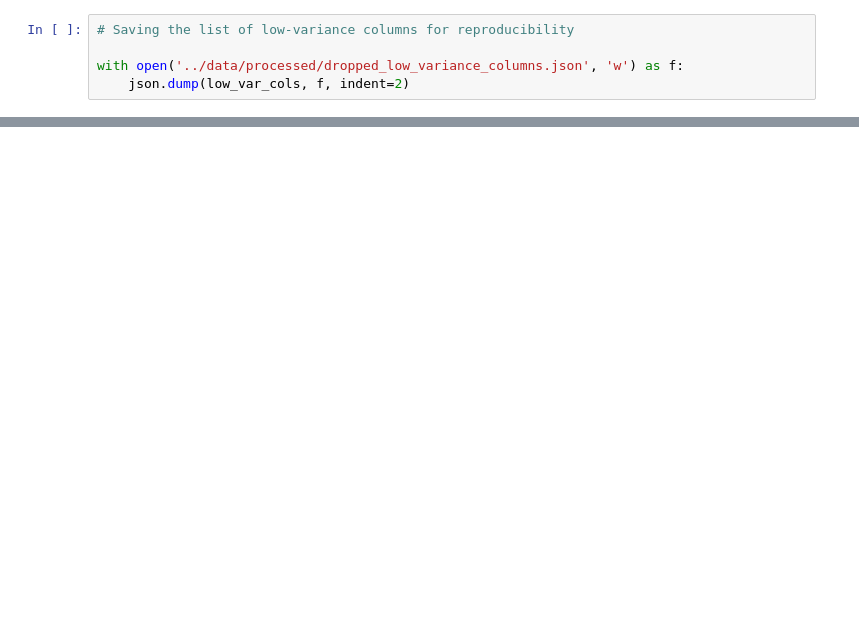
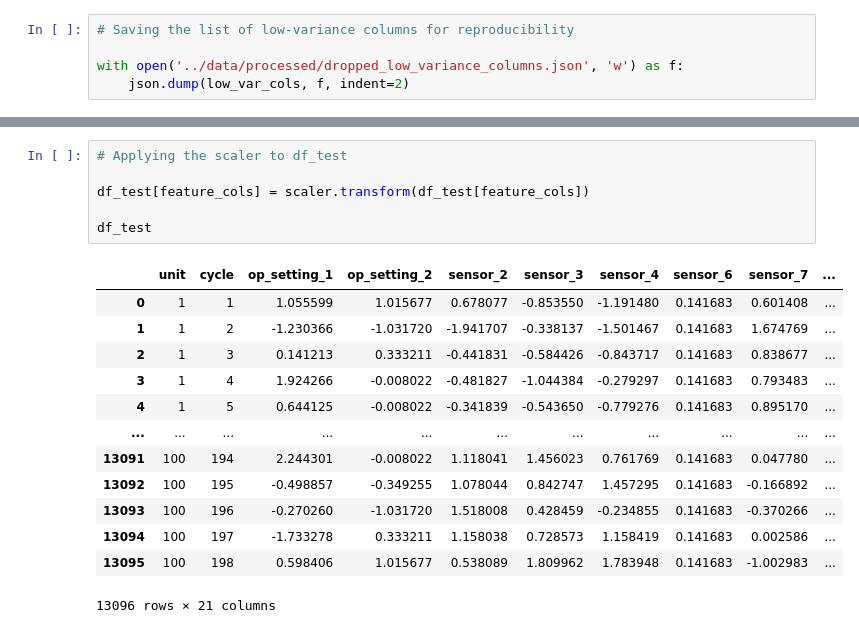
Before and after one commit to jonathanskuy/aircraft-predictive-maintenance, a Jupyter notebook: notebooks/aircraft-predictive-maintenance.ipynb, the cells around one changed output, grey strips where cells are left out. Drawn from its saved outputs; the diff is of its cells as text; blank space fills up the shorter version.

```diff
--- a/notebooks/aircraft-predictive-maintenance.ipynb
+++ b/notebooks/aircraft-predictive-maintenance.ipynb
@@ -510,0 +541,20 @@ with open('../data/processed/dropped_low_variance_columns.json', 'w') as f:
+# %%
+# Applying the scaler to df_test
+
+df_test[feature_cols] = scaler.transform(df_test[feature_cols])
+
+df_test
+# %% [output]
+|  | unit | cycle | op_setting_1 | op_setting_2 | sensor_2 | sensor_3 | sensor_4 | sensor_6 | sensor_7 | ... |
+| 0 | 1 | 1 | 1.055599 | 1.015677 | 0.678077 | -0.853550 | -1.191480 | 0.141683 | 0.601408 | ... |
+| 1 | 1 | 2 | -1.230366 | -1.031720 | -1.941707 | -0.338137 | -1.501467 | 0.141683 | 1.674769 | ... |
+| 2 | 1 | 3 | 0.141213 | 0.333211 | -0.441831 | -0.584426 | -0.843717 | 0.141683 | 0.838677 | ... |
+| 3 | 1 | 4 | 1.924266 | -0.008022 | -0.481827 | -1.044384 | -0.279297 | 0.141683 | 0.793483 | ... |
+| 4 | 1 | 5 | 0.644125 | -0.008022 | -0.341839 | -0.543650 | -0.779276 | 0.141683 | 0.895170 | ... |
+| ... | ... | ... | ... | ... | ... | ... | ... | ... | ... | ... |
+| 13091 | 100 | 194 | 2.244301 | -0.008022 | 1.118041 | 1.456023 | 0.761769 | 0.141683 | 0.047780 | ... |
+| 13092 | 100 | 195 | -0.498857 | -0.349255 | 1.078044 | 0.842747 | 1.457295 | 0.141683 | -0.166892 | ... |
+| 13093 | 100 | 196 | -0.270260 | -1.031720 | 1.518008 | 0.428459 | -0.234855 | 0.141683 | -0.370266 | ... |
+| 13094 | 100 | 197 | -1.733278 | 0.333211 | 1.158038 | 0.728573 | 1.158419 | 0.141683 | 0.002586 | ... |
+| 13095 | 100 | 198 | 0.598406 | 1.015677 | 0.538089 | 1.809962 | 1.783948 | 0.141683 | -1.002983 | ... |
+13096 rows × 21 columns
```
Also changed, not shown: parts of 21 cells of this notebook, 1 other file.
